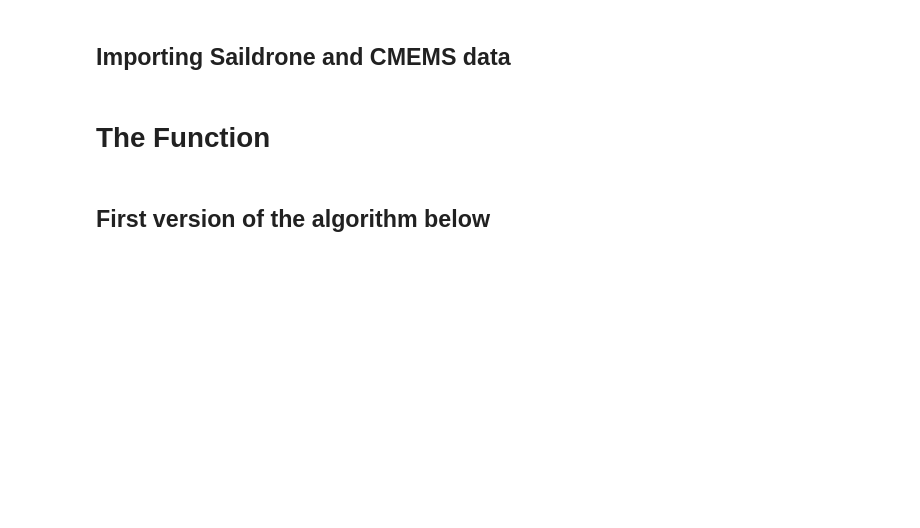
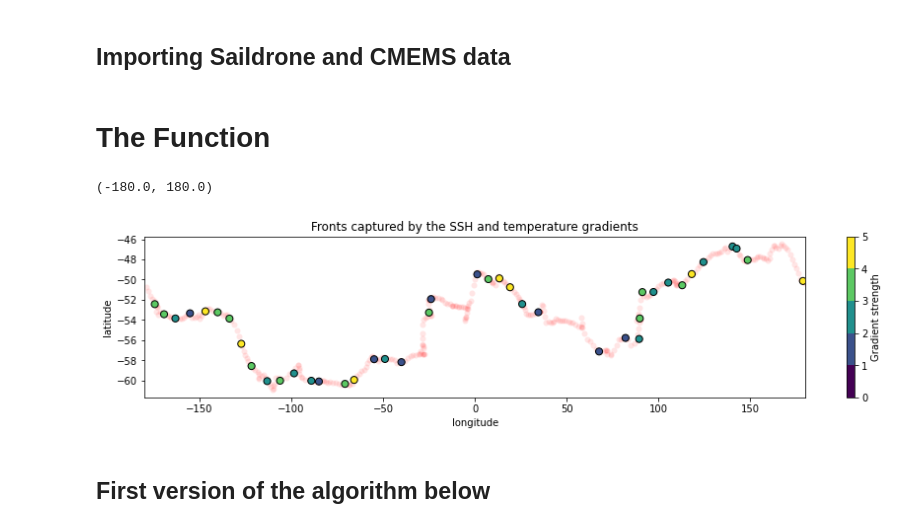
Before and after one commit to oceanhackweek/ohw22-proj-front-finder, a Jupyter notebook: scripts/alt_saild.ipynb, the cells around one changed output. Cells and saved outputs as stored; diff of their text form; code cells hidden in the pictures; blank space fills up the shorter version.

Commit message:
first code for the main function

```diff
--- a/scripts/alt_saild.ipynb
+++ b/scripts/alt_saild.ipynb
@@ -58,6 +58,10 @@ variables = [
 #                                         resample_to='1440Min')
 gdf = saildrone_processing.prepare_data(ds_saildrone, variables, aggregate_method='mean',
                                         resample_to='720Min')
+# %%
+distance = functions.distFromStart(lat_sdrn.values, lon_sdrn.values)
+gdf_dist = gdf.copy()
+gdf_dist['distance_km'] = distance
 # %%
 lat_sdrn  = gdf.latitude
 lon_sdrn  = gdf.longitude
@@ -87,3 +120,26 @@ def front_finder(altimeter, lon_sdrn, lat_sdrn,
+# %%
+a = front_finder(cmems_data, lon_sdrn, lat_sdrn, time_sdrn,
+             gdf_dist, var, criterion, x_bin = 500, min_obs = False, method = 'jet_front')
+# %%
+fig, ax = plt.subplots(figsize = (15,3))
+
+cmap = plt.cm.viridis
+norm = mpl.colors.BoundaryNorm(np.arange(0, len(criterion)+1, 1), cmap.N)
+
+plt.scatter(gdf_dist.longitude, gdf_dist.latitude, c = 'r', label = 'no SSH grad', alpha = .1,
+            edgecolors = 'w')
+plt.scatter(a.longitude, a.latitude, c = a.level, norm = norm, s = 50,
+            edgecolors = 'k')
+
+# CS = mean_sea_level.plot.contour(colors = 'dimgrey', alpha = 0.5, linewidths = 1.2, levels = adt_levels)
+plt.xlabel('longitude')
+plt.ylabel('latitude')
+plt.colorbar(label = 'Gradient strength', ticks = np.arange(0, len(criterion)+1, 1))
+plt.title('Fronts captured by the SSH and temperature gradients')
+plt.xlim(-180,180)
+# %% [output]
+(-180.0, 180.0)
+[figure, added]
 # %%
 # %time
 # bol_pos_first = np.ravel([np.array(match_obs_alt(cmems_data.sel(time=str(time_sdrn[t]), method = 'nearest'),
```
Also changed, not shown: parts of 1 cell of this notebook.
